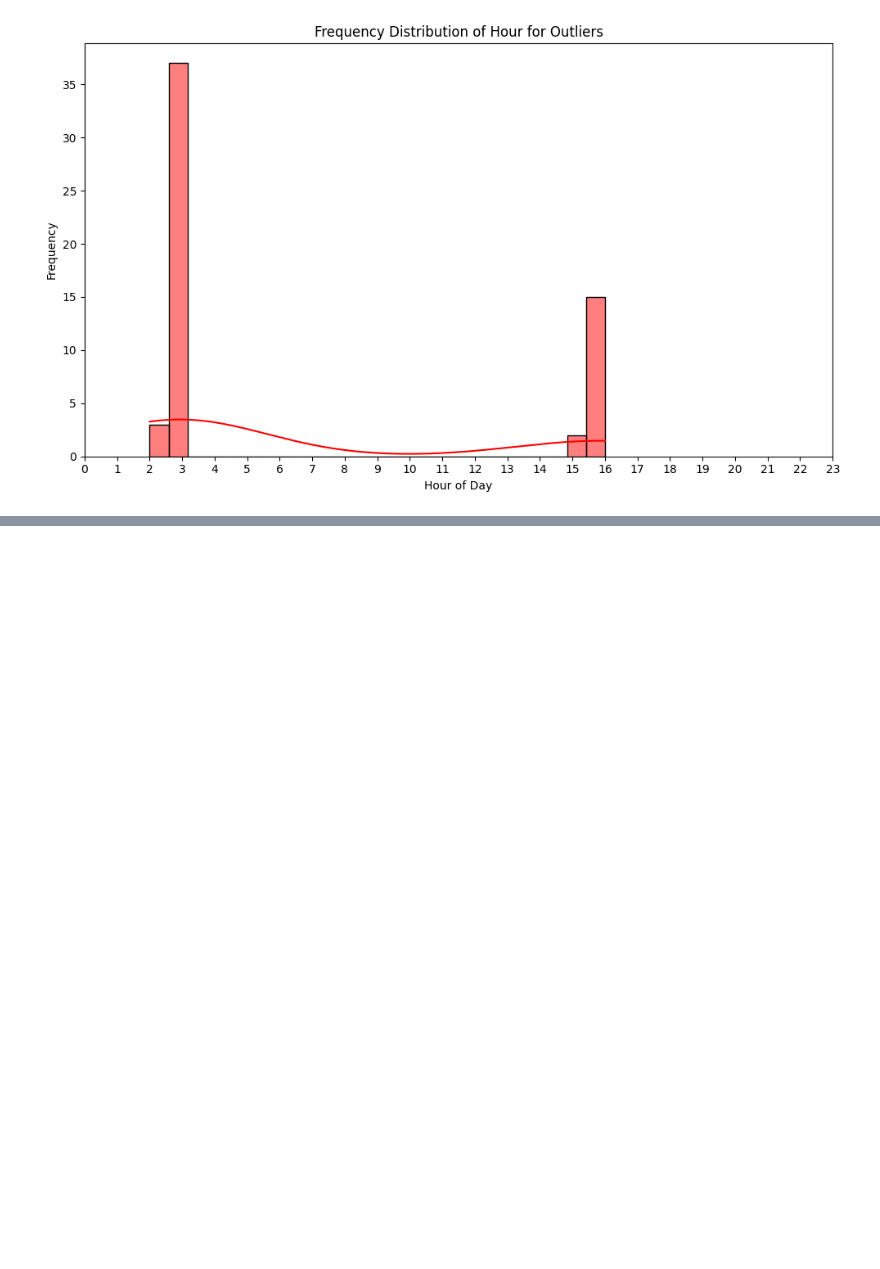
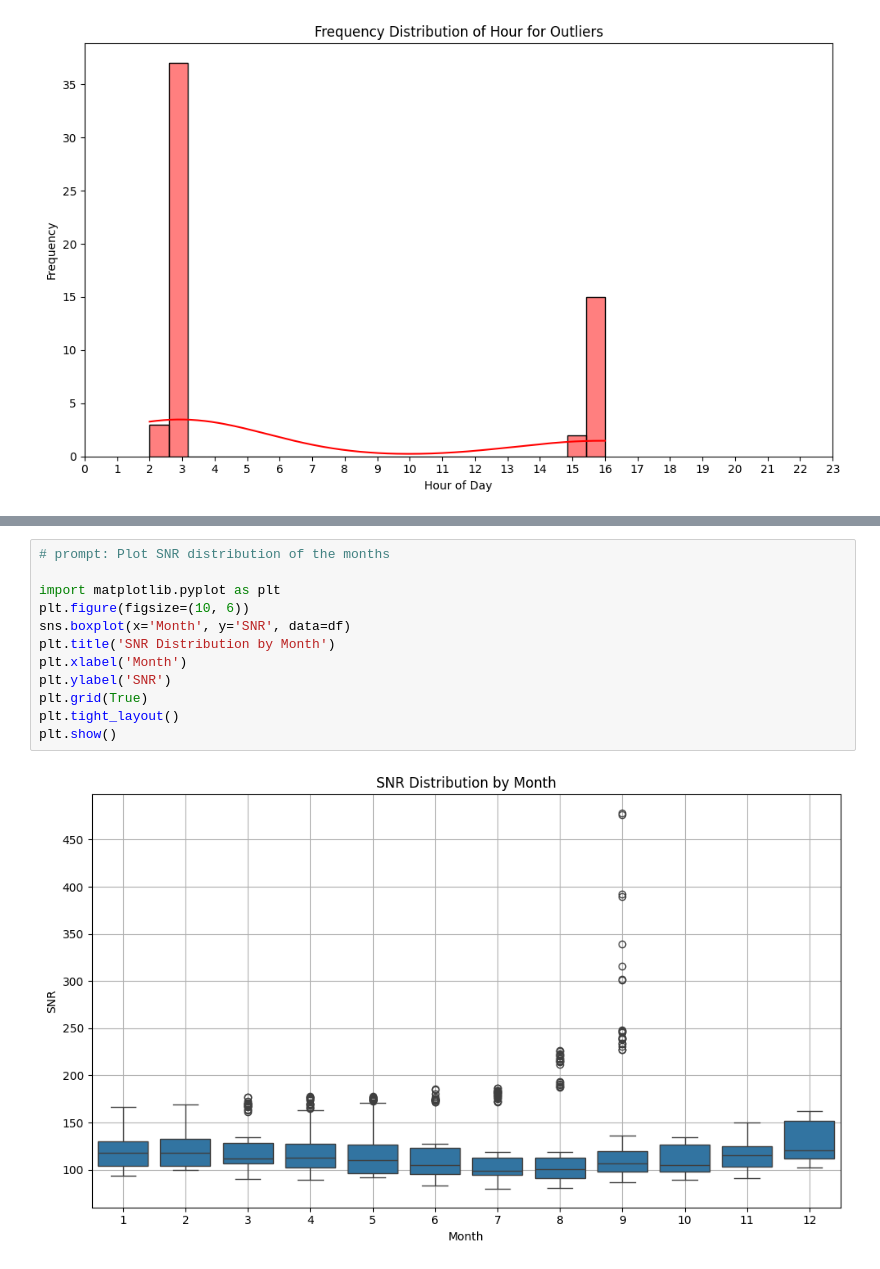
Before and after one commit to FaridRash/IGNIS, a Jupyter notebook: MA_SNR_Visualization_ML.ipynb, the cells around one changed output, grey strips where cells are left out. Drawn from its saved outputs; the diff is of its cells as text; blank space fills up the shorter version.

```diff
--- a/MA_SNR_Visualization_ML.ipynb
+++ b/MA_SNR_Visualization_ML.ipynb
@@ -455,0 +538,14 @@ plt.show()
+# %%
+# prompt: Plot SNR distribution of the months
+
+import matplotlib.pyplot as plt
+plt.figure(figsize=(10, 6))
+sns.boxplot(x='Month', y='SNR', data=df)
+plt.title('SNR Distribution by Month')
+plt.xlabel('Month')
+plt.ylabel('SNR')
+plt.grid(True)
+plt.tight_layout()
+plt.show()
+# %% [output]
+[figure, added]
```
Also changed, not shown: parts of 7 cells of this notebook.
